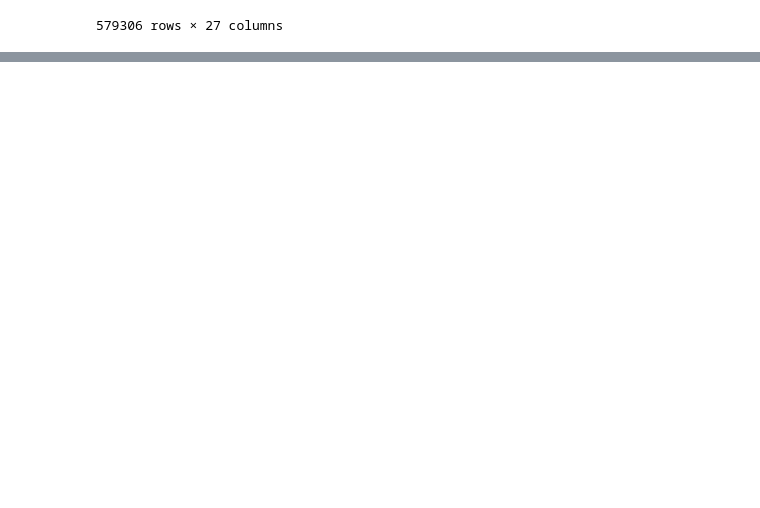
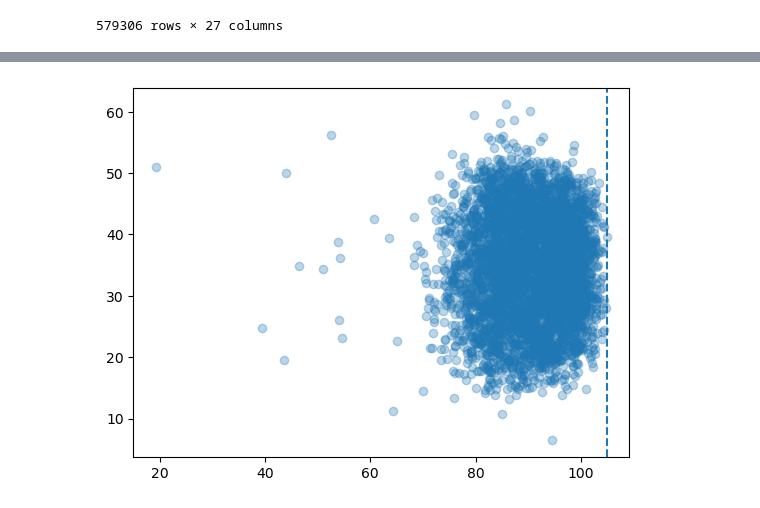
Before and after one commit to bories97/Python, a Jupyter notebook: 공모전 데이터/K-league data 분석.ipynb, the cells around one changed output, grey strips where cells are left out. Drawn from its saved outputs; the diff is of its cells as text; code cells hidden in the pictures; blank space fills up the shorter version.

```diff
--- a/공모전 데이터/K-league data 분석.ipynb
+++ b/공모전 데이터/K-league data 분석.ipynb
@@ -32,0 +181,5 @@ soccer_df
+# %%
+soccer_df['home_score'] = soccer_df.groupby('game_id')['homegoal'].cumsum()
+soccer_df['away_score'] = soccer_df.groupby('game_id')['awaygoal'].cumsum()
+# %%
+soccer_df = soccer_df.drop(columns=['result_new', 'homegoal', 'awaygoal'], axis=1)
@@ -32,0 +205,28 @@ soccer_df
+# %%
+shots = soccer_df[soccer_df['type_name'] == 'Shot'].copy()
+# %%
+# 데이터를 보면 홈 어웨이에 따라 공격시 x값이 달라지는데 이것을 통일
+pitch_x = 105
+pitch_y = 68         # 경기장 마다 축구장 크기가 상이하기때문에 FIFA가 정한 규격 사용
+
+shots['adj_x'] = np.where(
+    shots['team_id'] == shots['home_team_id'],
+    shots['start_x'],
+    pitch_x - shots['start_x']
+)
+
+shots['adj_y'] = np.where(
+    shots['team_id'] == shots['home_team_id'],
+    shots['start_y'],
+    pitch_y - shots['start_y']
+)
+# %%
+#x값이  되어있는지 확인하기
+import matplotlib.pyplot as plt
+
+
+plt.scatter(shots['adj_x'], shots['adj_y'], alpha=0.3)
+plt.axvline(105, linestyle='--')  # 골라인
+plt.show()
+# %% [output]
+[figure, added]
```
Also changed, not shown: parts of 112 cells of this notebook, 1 other file.
